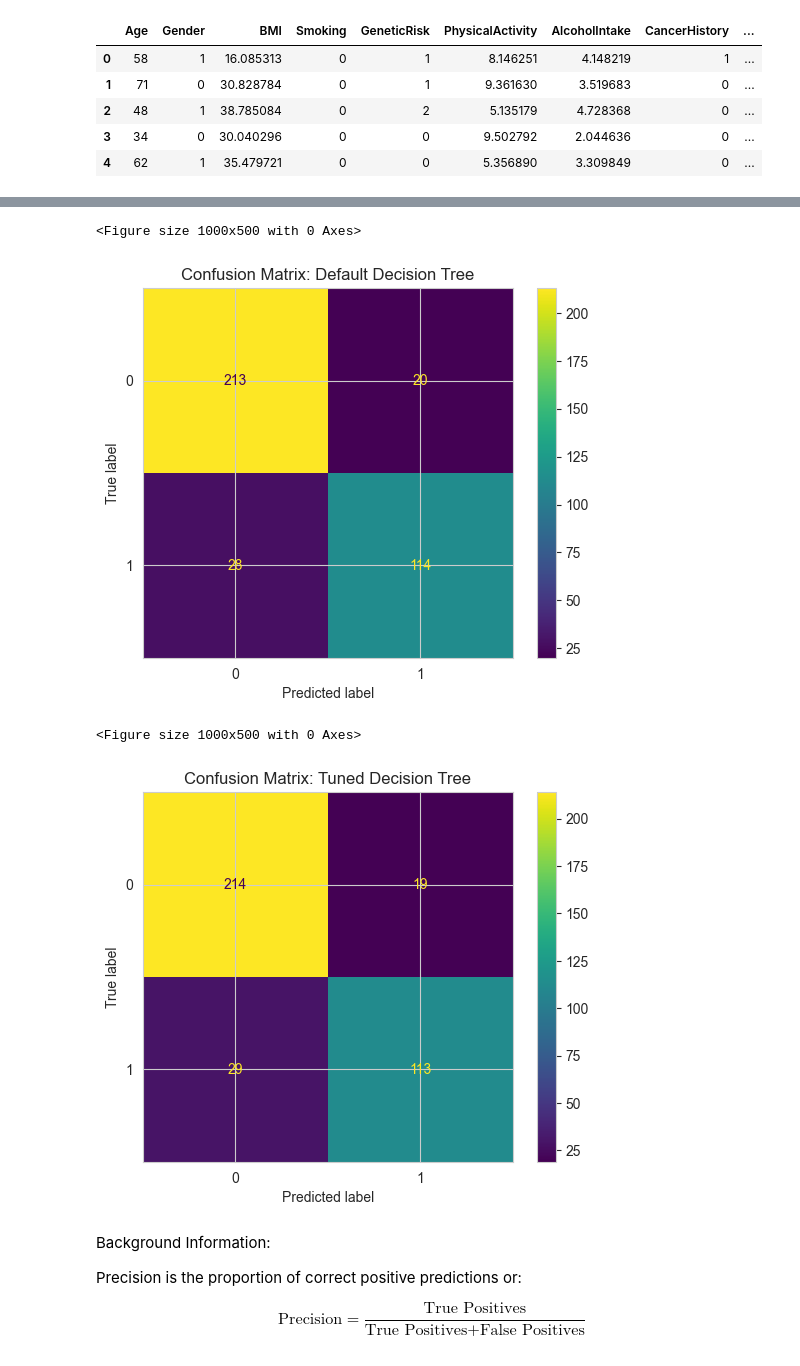
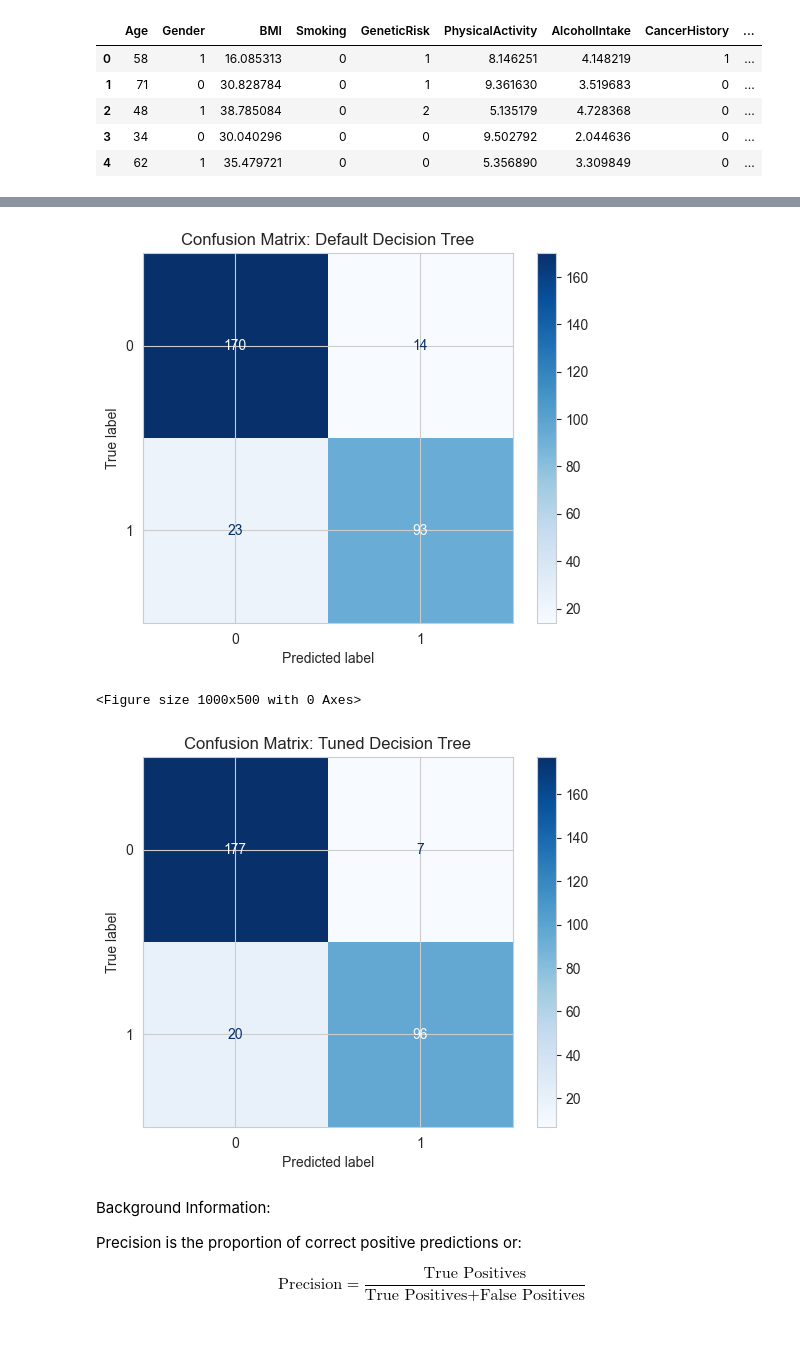
Before and after one commit to jadenzy/ECS_171_Final_Project, a Jupyter notebook: Models/Tree.ipynb, the cells around one changed output, grey strips where cells are left out. Cells and saved outputs as stored; diff of their text form; code cells hidden in the pictures.

```diff
--- a/Models/Tree.ipynb
+++ b/Models/Tree.ipynb
@@ -27,8 +26,8 @@ Dataset:
 X = data.drop(columns='Diagnosis')
 y = data['Diagnosis']
 
-# Split the data into training and testing sets (75% training, 25% testing)
-X_train, X_test, y_train, y_test = train_test_split(X, y, test_size=0.25, random_state=42)
+# Split the data into training and testing sets (80% training, 20% testing)
+X_train, X_test, y_train, y_test = train_test_split(X, y, test_size=0.2, random_state=42)
 # %%
 # Define the parameter grid
 param_grid = {
@@ -40,7 +39,9 @@ param_grid = {
 }
 # %%
 # Output the best parameters found
-# decision_tree = DecisionTreeClassifier(random_state=42)
-# grid_search = GridSearchCV(estimator=decision_tree, param_grid=param_grid, cv=5, n_jobs=-1, verbose=1)
-# grid_search.fit(X_train, y_train)
-# print("Best parameters from wide grid search:", grid_search.best_params_)
+decision_tree = DecisionTreeClassifier(random_state=42)
+
+grid_search = GridSearchCV(estimator=decision_tree, param_grid=param_grid, cv=5, n_jobs=-1, verbose=1)
+grid_search.fit(X_train, y_train)
+
+print("Best parameters from wide grid search:", grid_search.best_params_)
@@ -84,35 +135,12 @@ The highest accuracy scores are observed when max_depth is set to 10, 20, or 30
 # %%
-# Train and evaluate the default Decision Tree model
-tree = DecisionTreeClassifier(random_state=42)
-tree.fit(X_train, y_train)
-y_pred_default_tree = tree.predict(X_test)
-
-# Calculate metrics for default Decision Tree
-accuracy = accuracy_score(y_test, y_pred_default_tree)
-class_report = classification_report(y_test, y_pred_default_tree)
-
-# Step 2: Train and evaluate the tuned Decision Tree model
-best_tree = grid_search.best_estimator_
-best_tree.fit(X_train, y_train)
-y_pred_best_tree = best_tree.predict(X_test)
-
-# Calculate metrics for tuned Decision Tree
-accuracy_best_tree = accuracy_score(y_test, y_pred_best_tree)
-classification_report_best_tree = classification_report(y_test, y_pred_best_tree)
-
-print("Default Decision Tree Accuracy:", accuracy)
-print("Tuned Decision Tree Accuracy:", accuracy_best_tree)
-print("\nDefault Decision Tree Classification Report:\n", class_report)
-print("\nTuned Decision Tree Classification Report:\n", classification_report_best_tree)
-
 # Visualize confusion matrices
 plt.figure(figsize=(10, 5))
-ConfusionMatrixDisplay.from_estimator(tree, X_test, y_test)
+ConfusionMatrixDisplay.from_estimator(tree, X_test, y_test, cmap = "Blues")
 plt.title("Confusion Matrix: Default Decision Tree")
 plt.show()
 
 plt.figure(figsize=(10, 5))
-ConfusionMatrixDisplay.from_estimator(best_tree, X_test, y_test)
+ConfusionMatrixDisplay.from_estimator(best_tree, X_test, y_test, cmap = "Blues")
 plt.title("Confusion Matrix: Tuned Decision Tree")
 plt.show()
 # %% [output]
@@ -136,7 +148,6 @@ weighted avg       0.87      0.87      0.87       375
+[figure, new version]
 <Figure size 1000x500 with 0 Axes>
-[figure, old version]
-<Figure size 1000x500 with 0 Axes>
-[figure, old version]
+[figure, new version]
 # %% [markdown]
 Background Information:
 
```
Also changed, not shown: parts of 24 cells of this notebook.
